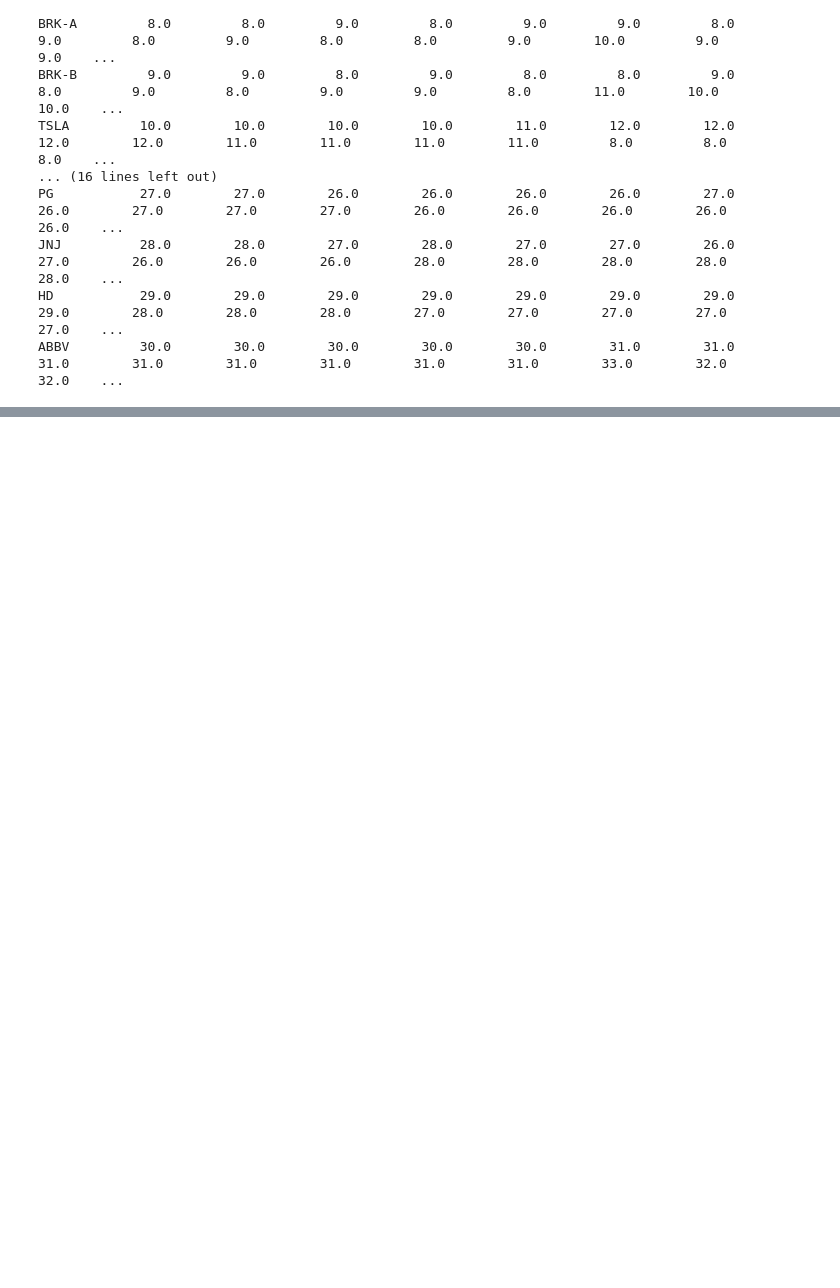
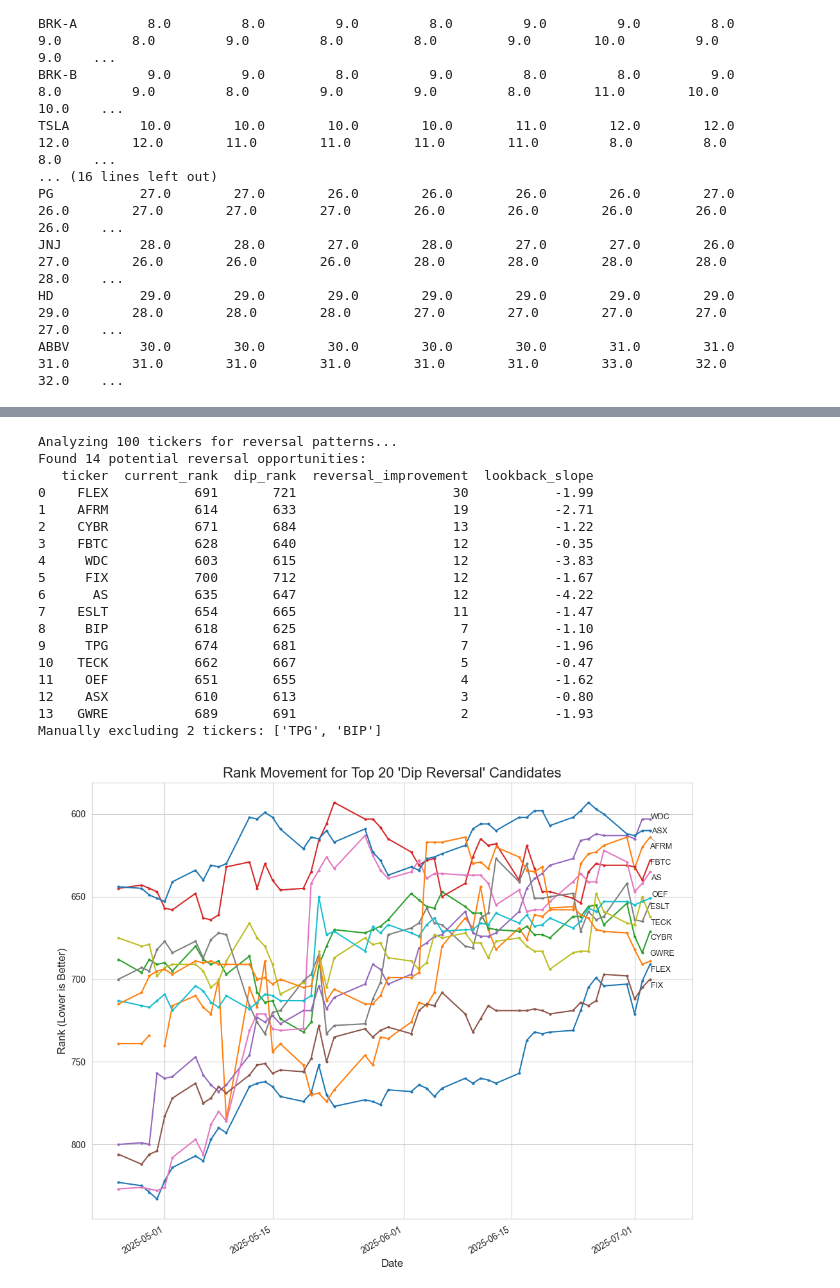
Before and after one commit to pympk/py311, a Jupyter notebook: stocks/notebooks_rank/_working/_working2.ipynb, the cells around one changed output, grey strips where cells are left out. Drawn from its saved outputs; the diff is of its cells as text; code cells hidden in the pictures; blank space fills up the shorter version.

```diff
--- a/stocks/notebooks_rank/_working/_working2.ipynb
+++ b/stocks/notebooks_rank/_working/_working2.ipynb
@@ -1041,0 +527,54 @@ Manually excluding 2 tickers: ['CRDO', 'THC']
+# %%
+# --- Find the Reversal Opportunities ---
+reversal_candidates = find_reversal_opportunities(
+    df_rank_history,
+    lookback_days=40,
+    recent_days=5,
+    min_trend_improvement=10,
+    min_dip_magnitude=2,       # The dip must be at least 15 ranks deep
+    min_reversal_improvement=1, # It must have recovered at least 5 ranks from the bottom
+    current_rank_start=601,
+    current_rank_end=700,
+)
+
+# --- Display and Plot the Results ---
+if reversal_candidates:
+    df_reversals = pd.DataFrame(reversal_candidates)
+    print(f"Found {len(df_reversals)} potential reversal opportunities:")
+    print(df_reversals)
+
+    # Plot the top candidates using your plotting function
+    tickers_to_plot = df_reversals.head(20)['ticker'].tolist()
+
+    noisy_tickers = ['TPG', 'BIP']
+
+    plot_rank_changes_for_tickers(
+        df_rank_history,
+        ticker_list=tickers_to_plot,
+        title_suffix="Top 20 'Dip Reversal' Candidates",
+        exclude_tickers=noisy_tickers, # Add the new argument here
+        figure_height=8,  # Optional: cap the height to prevent excessive size
+        figure_width=12,  # Reduced from 18 to 16, a more common size for notebooks
+    )
+else:
+    print("No tickers matched the specified reversal criteria.")
+# %% [output]
+Analyzing 100 tickers for reversal patterns...
+Found 14 potential reversal opportunities:
+   ticker  current_rank  dip_rank  reversal_improvement  lookback_slope
+0    FLEX           691       721                    30           -1.99
+1    AFRM           614       633                    19           -2.71
+2    CYBR           671       684                    13           -1.22
+3    FBTC           628       640                    12           -0.35
+4     WDC           603       615                    12           -3.83
+5     FIX           700       712                    12           -1.67
+6      AS           635       647                    12           -4.22
+7    ESLT           654       665                    11           -1.47
+8     BIP           618       625                     7           -1.10
+9     TPG           674       681                     7           -1.96
+10   TECK           662       667                     5           -0.47
+11    OEF           651       655                     4           -1.62
+12    ASX           610       613                     3           -0.80
+13   GWRE           689       691                     2           -1.93
+Manually excluding 2 tickers: ['TPG', 'BIP']
+[figure, added]
```
Also changed, not shown: parts of 14 cells of this notebook, 8 other files.
